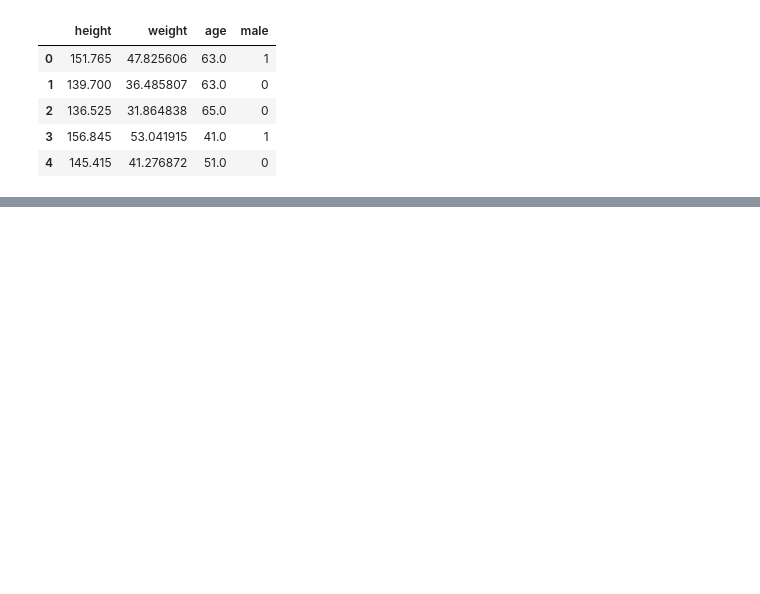
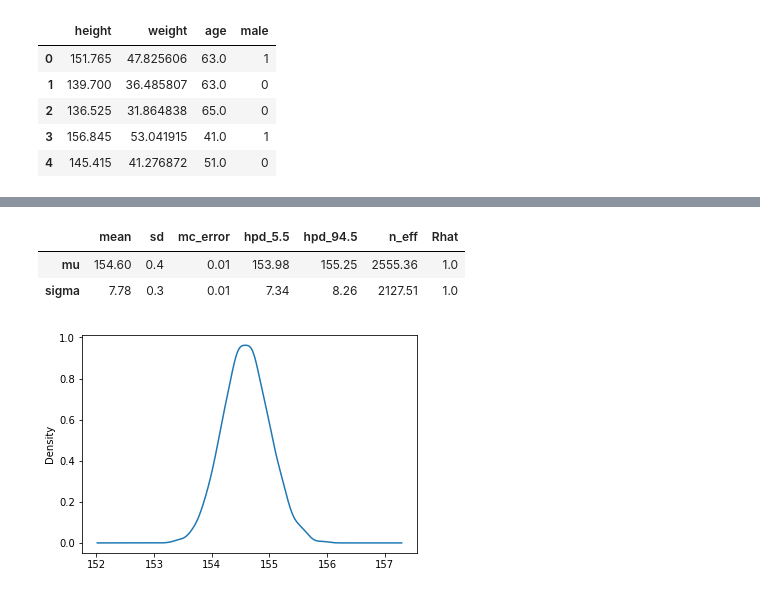
Before and after one commit to nwweber/statistical_rethinking, a Jupyter notebook: chapter_04_linear_models.ipynb, the cells around one changed output, grey strips where cells are left out. Drawn from its saved outputs; the diff is of its cells as text; code cells hidden in the pictures; blank space fills up the shorter version.

```diff
--- a/chapter_04_linear_models.ipynb
+++ b/chapter_04_linear_models.ipynb
@@ -336,0 +387,4 @@ Actually, I think I'll **follow their MCMC approach anyway, so I don't have to w
+# %%
+# Code 4.30
+trace_df = pm.trace_to_dataframe(trace_4_1)
+trace_df.cov()
@@ -336,0 +421,11 @@ Actually, I think I'll **follow their MCMC approach anyway, so I don't have to w
+# %%
+# Code 4.33
+pm.summary(trace_4_1, alpha=.11).round(2)
+# %% [output]
+|  | mean | sd | mc_error | hpd_5.5 | hpd_94.5 | n_eff | Rhat |
+| mu | 154.60 | 0.4 | 0.01 | 153.98 | 155.25 | 2555.36 | 1.0 |
+| sigma | 7.78 | 0.3 | 0.01 | 7.34 | 8.26 | 2127.51 | 1.0 |
+# %%
+trace_df['mu'].plot.density();
+# %% [output]
+[figure, added]
```
Also changed, not shown: parts of 26 cells of this notebook.
